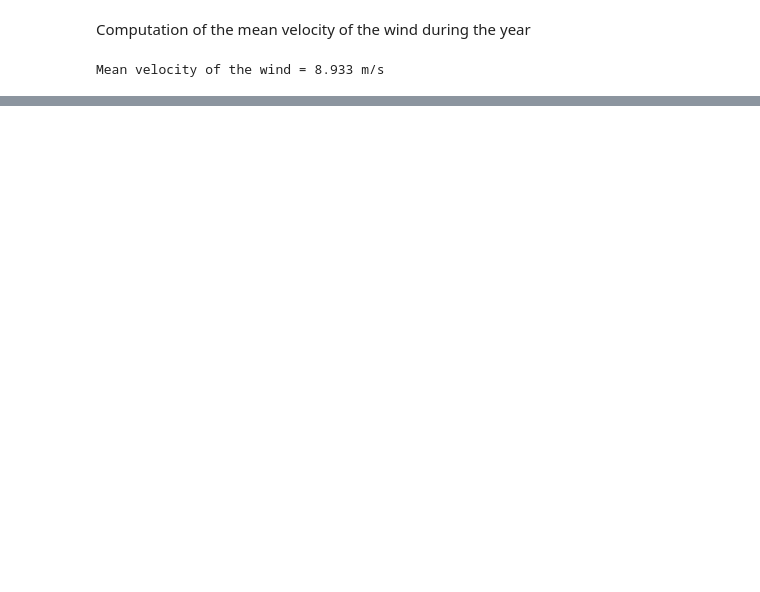
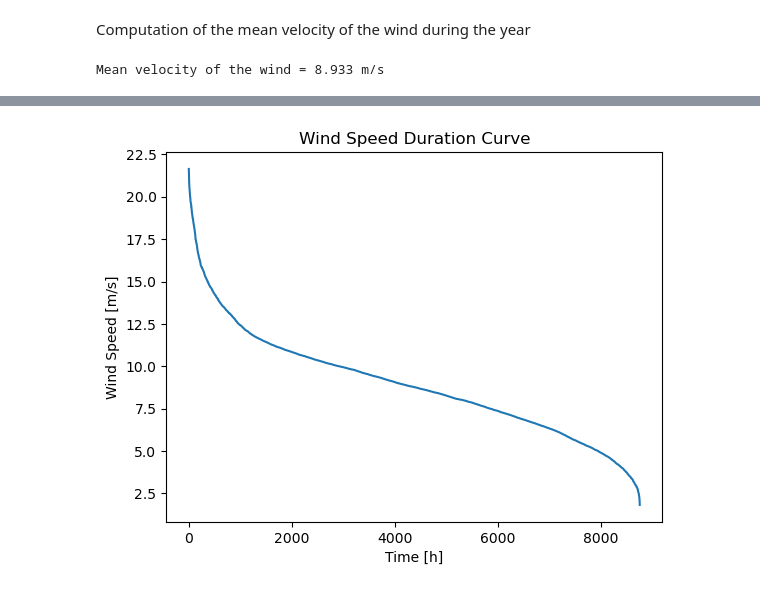
Before and after one commit to AmauryLaridon/LENVI2007---Wind-Turbine-Design, a Jupyter notebook: BEM/Project.ipynb, the cells around one changed output, grey strips where cells are left out. Drawn from its saved outputs; the diff is of its cells as text; code cells hidden in the pictures; blank space fills up the shorter version.

```diff
--- a/BEM/Project.ipynb
+++ b/BEM/Project.ipynb
@@ -529,0 +549,10 @@ Mean velocity of the wind = 8.933 m/s
+# %%
+sorted_wind = np.sort(wind)[::-1]  # Sort wind speeds in descending order
+
+plt.plot(np.arange(0, len(sorted_wind), 1), sorted_wind)
+plt.xlabel('Time [h]')
+plt.ylabel('Wind Speed [m/s]')
+plt.title('Wind Speed Duration Curve')
+plt.show()
+# %% [output]
+[figure, added]
```
Also changed, not shown: parts of 13 cells of this notebook.
